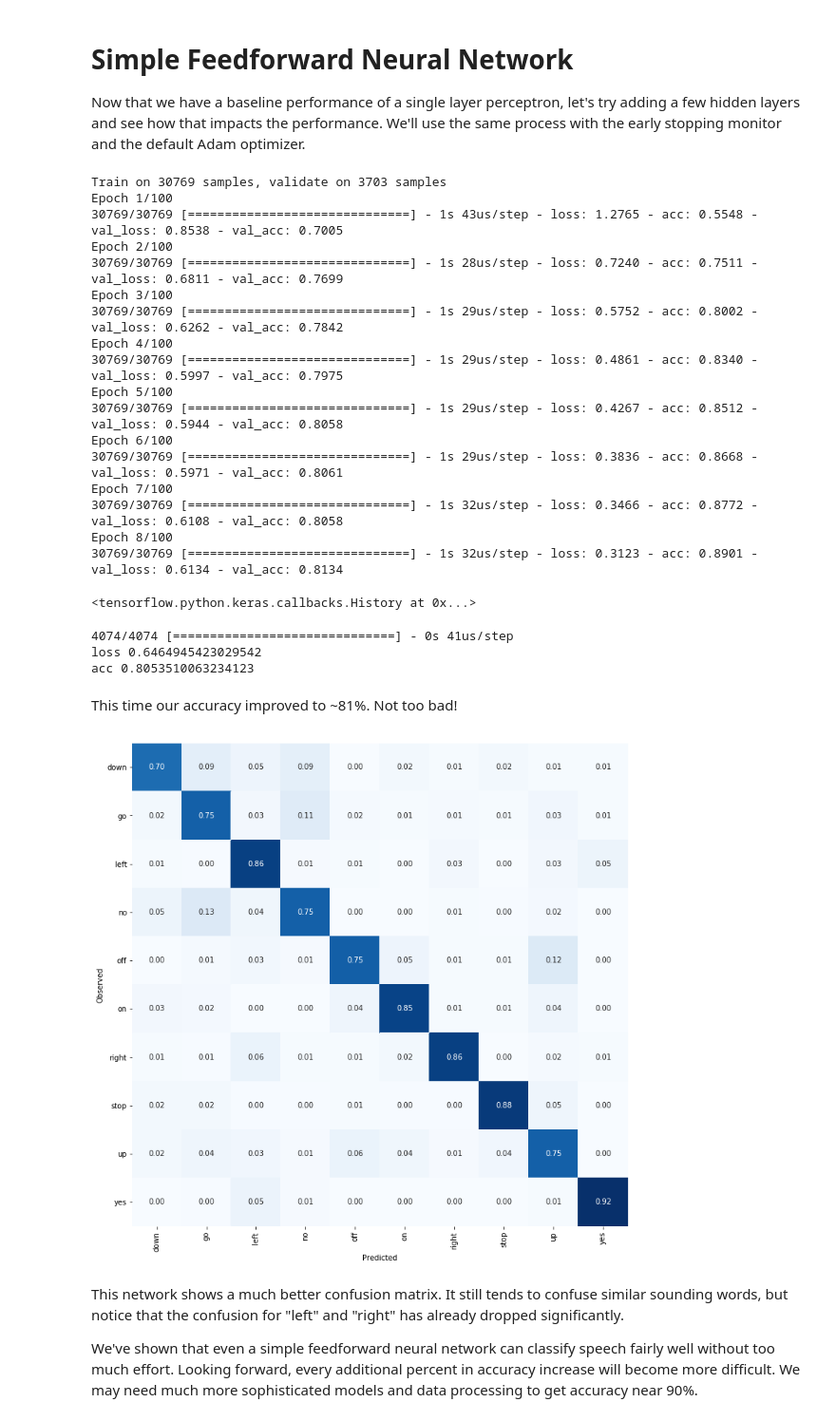
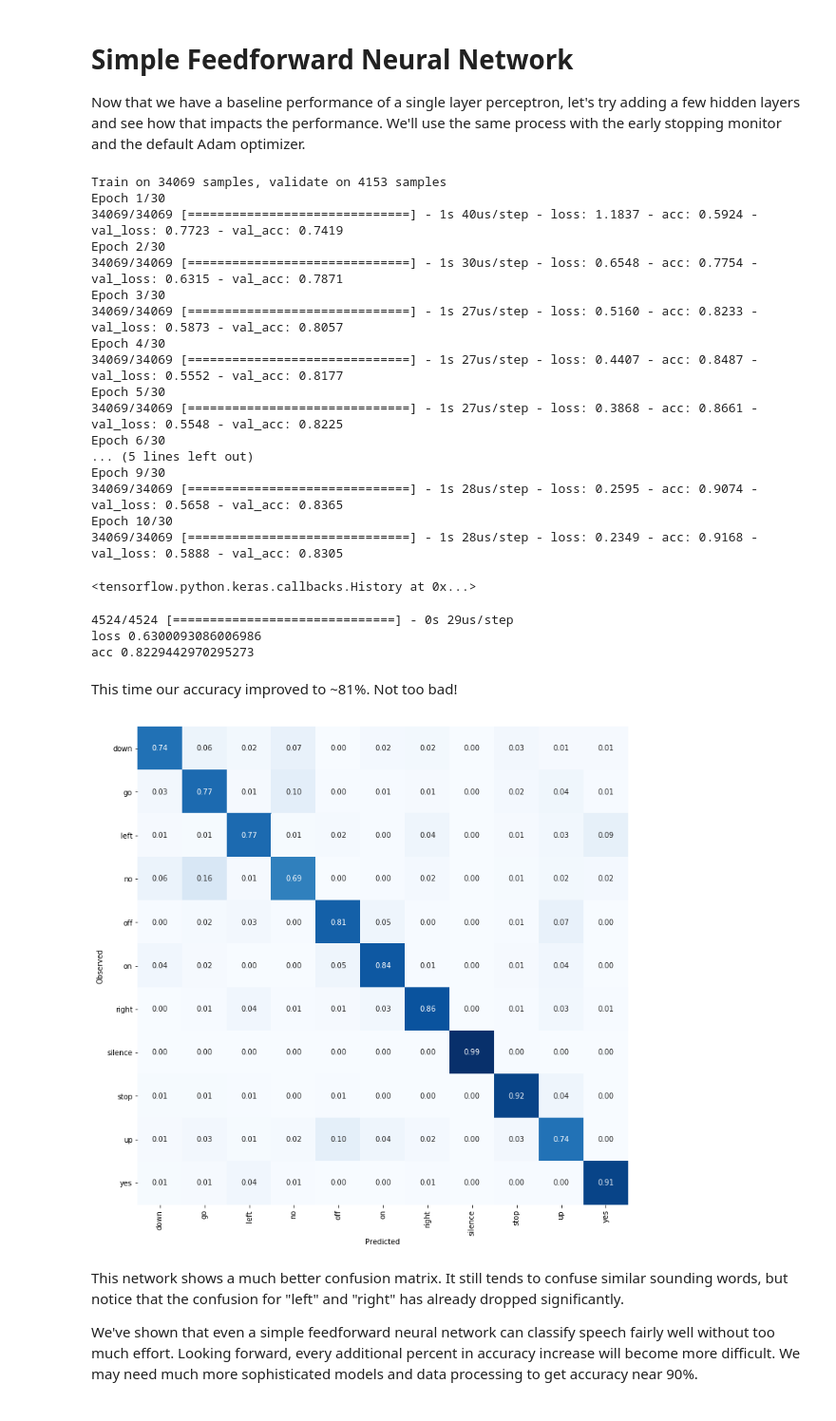
Before and after one commit to pspratling/Speech-Recognition, a Jupyter notebook: notebooks/1_simple_classifiers.ipynb, the cells around one changed output. Shown: that part at 95% size. Cells and saved outputs as stored; diff of their text form; code cells hidden in the pictures.

```diff
--- a/notebooks/1_simple_classifiers.ipynb
+++ b/notebooks/1_simple_classifiers.ipynb
@@ -63,0 +21,9 @@ Shape of each sample: (20, 32)
+# %%
+X_train, y_train = helper.get_fold_data('train', helper.COMMAND_WORDS)
+X_val, y_val = helper.get_fold_data('validation', helper.COMMAND_WORDS)
+X_test, y_test = helper.get_fold_data('test', helper.COMMAND_WORDS)
+
+print('Number of training samples: {}'.format(len(X_train)))
+print('Number of validation samples: {}'.format(len(X_val)))
+print('Number of testing samples: {}'.format(len(X_test)))
+print('Shape of each sample: {}'.format(X_train[0].shape))
@@ -109,0 +57,7 @@ y_train_hot shape: (30769, 10)
+# %%
+y_train_hot = helper.reformat_y(y_train)
+y_val_hot = helper.reformat_y(y_val)
+y_test_hot = helper.reformat_y(y_test)
+
+print('X_train shape: {}'.format(X_train.shape))
+print('y_train_hot shape: {}'.format(y_train_hot.shape))
@@ -116,10 +73,10 @@ model = Sequential()
 model.add(InputLayer(input_shape=(X_train[0].shape)))
 model.add(Flatten())
 model.add(BatchNormalization())
-model.add(Dense(10, activation='softmax'))
+model.add(Dense(11, activation='softmax'))
 model.compile(loss='categorical_crossentropy',
               optimizer='adam',
               metrics=['accuracy'])
-model.fit(X_train, y_train_hot, batch_size=128, epochs=100,
+model.fit(X_train, y_train_hot, batch_size=128, epochs=30,
           validation_data=(X_val, y_val_hot), callbacks=[EarlyStopping(patience=3)])
 # %% [output]
@@ -184,30 +128,30 @@ model2.add(BatchNormalization())
 model2.add(Dense(64, activation='relu'))
 model2.add(Dense(128, activation='relu'))
 model2.add(Dense(64, activation='relu'))
-model2.add(Dense(10, activation='softmax'))
+model2.add(Dense(11, activation='softmax'))
 model2.compile(loss='categorical_crossentropy',
               optimizer='adam',
               metrics=['accuracy'])
-model2.fit(X_train, y_train_hot, batch_size=128, epochs=100, verbose=1,
+model2.fit(X_train, y_train_hot, batch_size=128, epochs=30, verbose=1,
           validation_data=(X_val, y_val_hot), callbacks=[EarlyStopping(patience=3)])
 # %% [output]
-Train on 30769 samples, validate on 3703 samples
-Epoch 1/100
-30769/30769 [==============================] - 1s 43us/step - loss: 1.2765 - acc: 0.5548 - val_loss: 0.8538 - val_acc: 0.7005
-Epoch 2/100
-30769/30769 [==============================] - 1s 28us/step - loss: 0.7240 - acc: 0.7511 - val_loss: 0.6811 - val_acc: 0.7699
-Epoch 3/100
-30769/30769 [==============================] - 1s 29us/step - loss: 0.5752 - acc: 0.8002 - val_loss: 0.6262 - val_acc: 0.7842
-Epoch 4/100
-30769/30769 [==============================] - 1s 29us/step - loss: 0.4861 - acc: 0.8340 - val_loss: 0.5997 - val_acc: 0.7975
-Epoch 5/100
-30769/30769 [==============================] - 1s 29us/step - loss: 0.4267 - acc: 0.8512 - val_loss: 0.5944 - val_acc: 0.8058
-Epoch 6/100
-30769/30769 [==============================] - 1s 29us/step - loss: 0.3836 - acc: 0.8668 - val_loss: 0.5971 - val_acc: 0.8061
-Epoch 7/100
-30769/30769 [==============================] - 1s 32us/step - loss: 0.3466 - acc: 0.8772 - val_loss: 0.6108 - val_acc: 0.8058
-Epoch 8/100
-30769/30769 [==============================] - 1s 32us/step - loss: 0.3123 - acc: 0.8901 - val_loss: 0.6134 - val_acc: 0.8134
+Train on 34069 samples, validate on 4153 samples
+Epoch 1/30
+34069/34069 [==============================] - 1s 40us/step - loss: 1.1837 - acc: 0.5924 - val_loss: 0.7723 - val_acc: 0.7419
+Epoch 2/30
+34069/34069 [==============================] - 1s 30us/step - loss: 0.6548 - acc: 0.7754 - val_loss: 0.6315 - val_acc: 0.7871
+Epoch 3/30
+34069/34069 [==============================] - 1s 27us/step - loss: 0.5160 - acc: 0.8233 - val_loss: 0.5873 - val_acc: 0.8057
+Epoch 4/30
+34069/34069 [==============================] - 1s 27us/step - loss: 0.4407 - acc: 0.8487 - val_loss: 0.5552 - val_acc: 0.8177
+Epoch 5/30
+34069/34069 [==============================] - 1s 27us/step - loss: 0.3868 - acc: 0.8661 - val_loss: 0.5548 - val_acc: 0.8225
+Epoch 6/30
+... (5 lines left out)
+Epoch 9/30
+34069/34069 [==============================] - 1s 28us/step - loss: 0.2595 - acc: 0.9074 - val_loss: 0.5658 - val_acc: 0.8365
+Epoch 10/30
+34069/34069 [==============================] - 1s 28us/step - loss: 0.2349 - acc: 0.9168 - val_loss: 0.5888 - val_acc: 0.8305
 <tensorflow.python.keras.callbacks.History at 0x...>
 # %%
 score = model2.evaluate(x=X_test, y=y_test_hot)
@@ -215,16 +159,16 @@ score = model2.evaluate(x=X_test, y=y_test_hot)
 for name, value in zip(model2.metrics_names, score):
     print(name, value)
 # %% [output]
-4074/4074 [==============================] - 0s 41us/step
-loss 0.6464945423029542
-acc 0.8053510063234123
+4524/4524 [==============================] - 0s 29us/step
+loss 0.6300093086006986
+acc 0.8229442970295273
 # %% [markdown]
 This time our accuracy improved to ~81%. Not too bad!
 # %%
 y_pred_ff = model2.predict_classes(x=X_test)
-plot_confusion_matrix(y_pred_ff, y_test);
+helper.plot_confusion_matrix(y_test, y_pred_ff);
 # %% [output]
-[figure, old version]
+[figure, new version]
 # %% [markdown]
 This network shows a much better confusion matrix. It still tends to confuse similar sounding words, but notice that the confusion for "left" and "right" has already dropped significantly.
 
```
Also changed, not shown: parts of 19 cells of this notebook, 6 other files.
